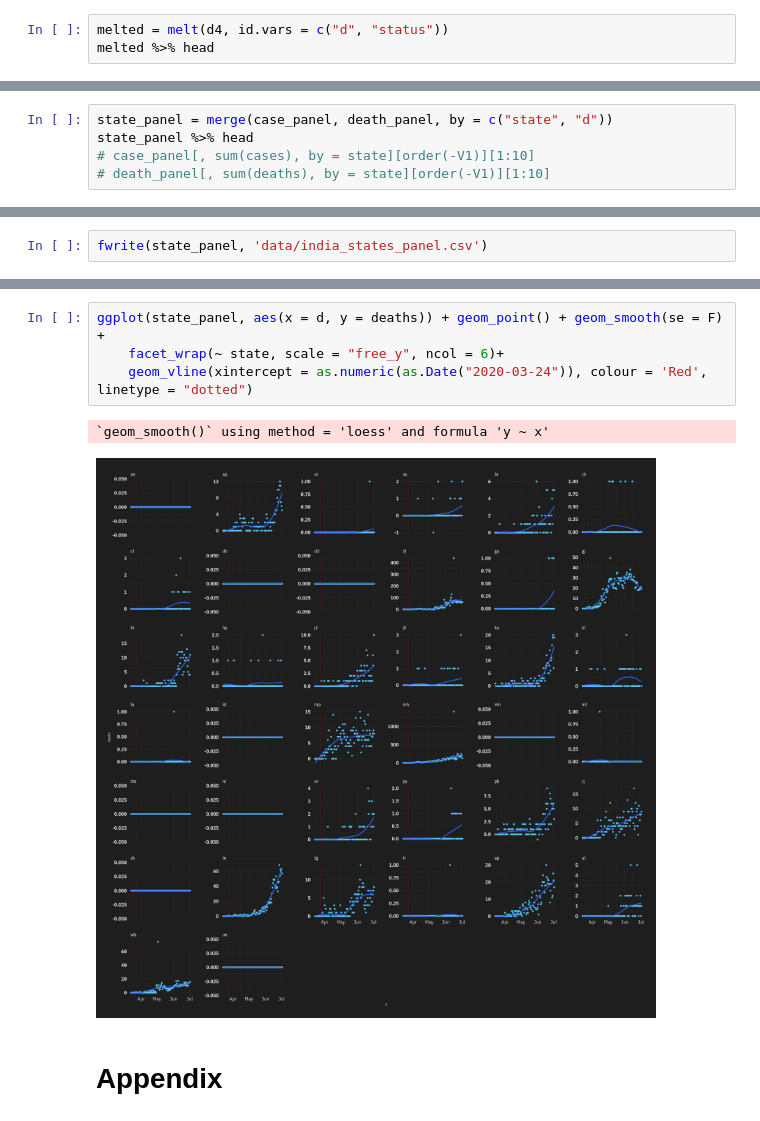
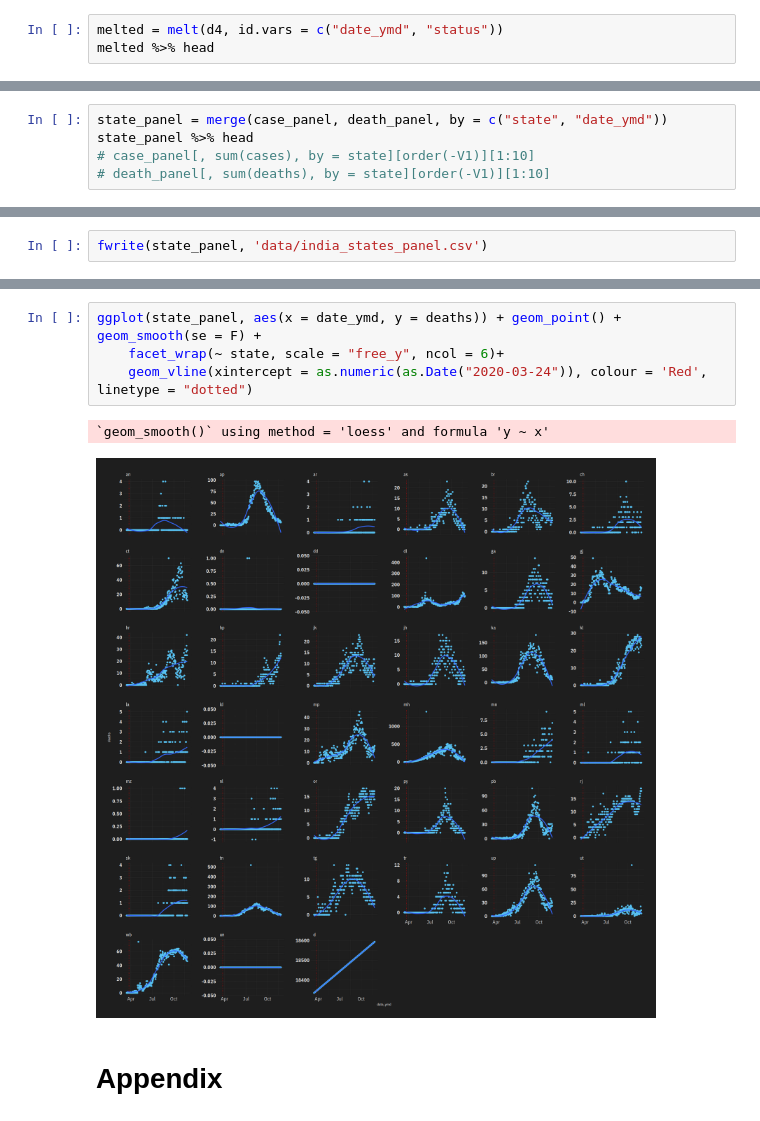
Before and after one commit to apoorvalal/covidviz, a Jupyter notebook: India_eda.ipynb, the cells around one changed output, grey strips where cells are left out. Drawn from its saved outputs; the diff is of its cells as text.

```diff
--- a/India_eda.ipynb
+++ b/India_eda.ipynb
@@ -246,4 +222,4 @@ $ d      <date> 2020-03-14, 2020-03-14, 2020-03-14, 2020-03-15, 2020-03-15, 2…
 # %%
-melted = melt(d4, id.vars = c("d", "status"))
+melted = melt(d4, id.vars = c("date_ymd", "status"))
 melted %>% head
 # %% [output]
@@ -277,5 +255,5 @@ $ deaths <int> 0, 0, 0, 0, 0, 0, 0, 0, 0, 0, 0, 0, 0, 0, 0, 0, 0, 0, 0, 0, 0,…
 # %%
-state_panel = merge(case_panel, death_panel, by = c("state", "d"))
+state_panel = merge(case_panel, death_panel, by = c("state", "date_ymd"))
 state_panel %>% head
 # case_panel[, sum(cases), by = state][order(-V1)][1:10]
 # death_panel[, sum(deaths), by = state][order(-V1)][1:10]
@@ -301,10 +279,10 @@ ggplot(state_panel, aes(x = d, y = cases)) + geom_point() + geom_smooth(se = F)
 # %%
-ggplot(state_panel, aes(x = d, y = deaths)) + geom_point() + geom_smooth(se = F) +
+ggplot(state_panel, aes(x = date_ymd, y = deaths)) + geom_point() + geom_smooth(se = F) +
     facet_wrap(~ state, scale = "free_y", ncol = 6)+
     geom_vline(xintercept = as.numeric(as.Date("2020-03-24")), colour = 'Red', linetype = "dotted")
 # %% [output]
 `geom_smooth()` using method = 'loess' and formula 'y ~ x'
-[figure, old version]
+[figure, new version]
 # %% [markdown]
 # Appendix
 # %%
```
Also changed, not shown: parts of 14 cells of this notebook, 8 other files.
